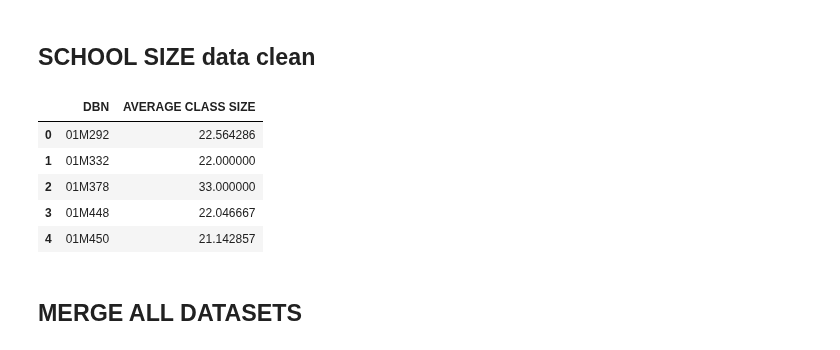
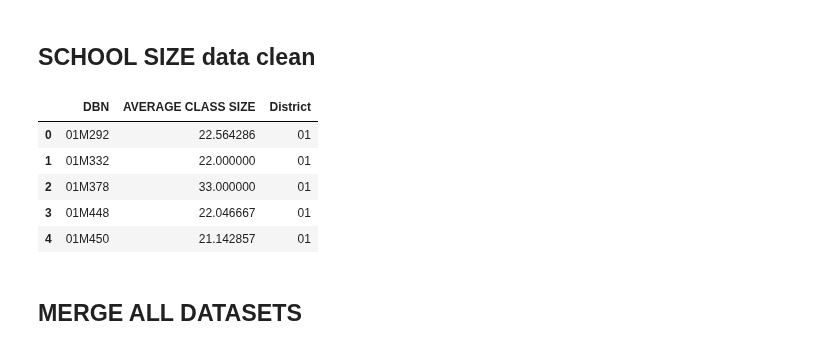
Before and after one commit to ckyko/CSC59970Project, a Jupyter notebook: NYC_high_school_Q2.ipynb, the cells around one changed output. Saved outputs shown, nothing was run; the diff lists cells and outputs as text; code cells hidden in the pictures.

```diff
--- a/NYC_high_school_Q2.ipynb
+++ b/NYC_high_school_Q2.ipynb
@@ -135,23 +135,24 @@ sub_sch_grade.head()
 # %%
 def add_DBN_to_class(row):
     dbn = "{0:02d}{1}".format(row["CSD"], row["SCHOOL CODE"])
     return dbn
 temp_size = r_size[r_size["GRADE "] == '09-12']
 temp_size = temp_size[r_size["PROGRAM TYPE"] == 'GEN ED']
 sub_cl_size = temp_size.loc[:, {'CSD','BOROUGH','SCHOOL CODE', 'AVERAGE CLASS SIZE'}]
 sub_cl_size["DBN"] = sub_cl_size.apply(add_DBN_to_class, axis=1)
 sub_cl_size = sub_cl_size.dropna()
 sub_cl_size = sub_cl_size.drop(['CSD', 'BOROUGH', 'SCHOOL CODE'], 1)
 sub_cl_size = sub_cl_size.drop_duplicates()
 sub_cl_size = sub_cl_size.groupby("DBN").agg(np.mean)
 sub_cl_size = sub_cl_size.reset_index()
+sub_cl_size['District'] = sub_cl_size.apply(lambda x: x['DBN'][0:2], axis=1)
 sub_cl_size.head()
 # %% [output]
-|  | DBN | AVERAGE CLASS SIZE |
-| 0 | 01M292 | 22.564286 |
-| 1 | 01M332 | 22.000000 |
-| 2 | 01M378 | 33.000000 |
-| 3 | 01M448 | 22.046667 |
-| 4 | 01M450 | 21.142857 |
+|  | DBN | AVERAGE CLASS SIZE | District |
+| 0 | 01M292 | 22.564286 | 01 |
+| 1 | 01M332 | 22.000000 | 01 |
+| 2 | 01M378 | 33.000000 | 01 |
+| 3 | 01M448 | 22.046667 | 01 |
+| 4 | 01M450 | 21.142857 | 01 |
 # %% [markdown]
 ## MERGE ALL DATASETS
```
Also changed, not shown: parts of 5 cells of this notebook.
